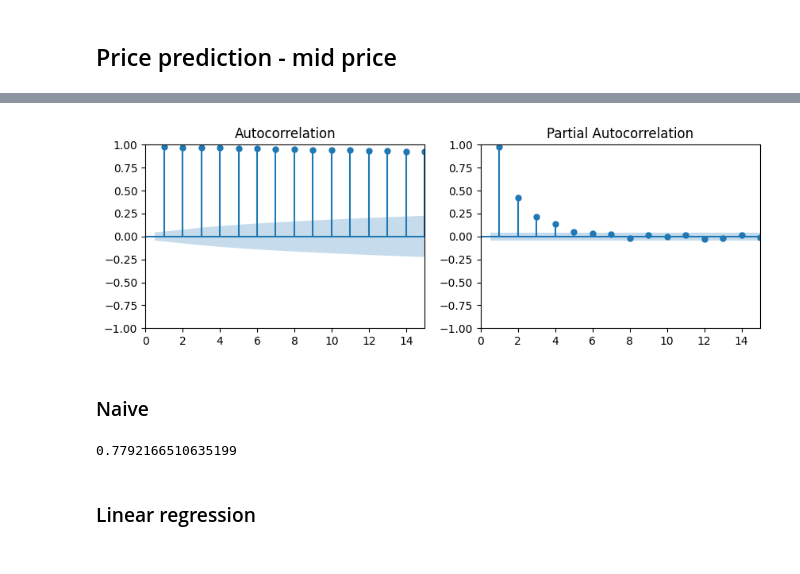
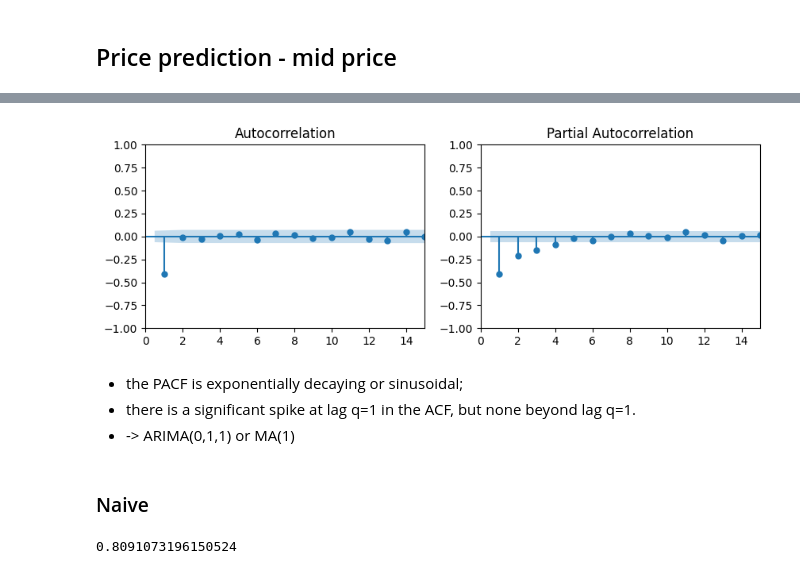
Before and after one commit to aemilani/imc-prosperity-3, a Jupyter notebook: notebooks/tutorial_round.ipynb, the cells around one changed output, grey strips where cells are left out. Saved outputs shown, nothing was run; the diff lists cells and outputs as text; code cells hidden in the pictures.

```diff
--- a/notebooks/tutorial_round.ipynb
+++ b/notebooks/tutorial_round.ipynb
@@ -7,5 +15,5 @@ from statsmodels.graphics.tsaplots import plot_acf, plot_pacf
 # %%
-price = pd.read_csv('../data/round_0/prices_round_0_day_-2.csv', delimiter=';').drop(columns=['day', 'profit_and_loss'])
+price = pd.read_csv('../data/raw/round_0/prices_round_0_day_-2.csv', delimiter=';').drop(columns=['day', 'profit_and_loss'])
 price_resin = price[price['product'] == 'RAINFOREST_RESIN']
 price_kelp = price[price['product'] == 'KELP']
 # %%
@@ -72,3 +96,9 @@ trades_kelp.head()
 ## Price prediction - mid price
 # %%
 kelp_mid_prices = price_kelp['mid_price'].to_numpy()
+
+train = kelp_mid_prices[:1000]
+test = kelp_mid_prices[1000:]
+
+train_logr = np.log(train[1:] / train[:-1])
+test_logr = np.log(test[1:] / test[:-1])
@@ -75,21 +114,23 @@ kelp_mid_prices = price_kelp['mid_price'].to_numpy()
 # %%
 fig, ax = plt.subplots(1, 2, figsize=(10, 3))
-plot_acf(kelp_mid_prices, ax=ax[0], zero=False)
-plot_pacf(kelp_mid_prices, ax=ax[1], zero=False)
+plot_acf(train_logr, ax=ax[0], zero=False)
+plot_pacf(train_logr, ax=ax[1], zero=False)
 ax[0].set_xlim([0, 15])
 ax[1].set_xlim([0, 15])
 plt.show()
 # %% [output]
-[figure, old version]
+[figure, new version]
+# %% [markdown]
+- the PACF is exponentially decaying or sinusoidal;
+- there is a significant spike at lag q=1 in the ACF, but none beyond lag q=1.
+- -> ARIMA(0,1,1) or MA(1)
 # %% [markdown]
 ### Naive
 # %%
-y = kelp_mid_prices[1:]
-y_pred = kelp_mid_prices[:-1]
+y = test[1:]
+y_pred = test[:-1]
 err = y - y_pred
 rmse = np.mean(err ** 2) ** 0.5
 print(rmse)
 # %% [output]
-0.7792166510635199
+0.8091073196150524
-# %% [markdown]
-### Linear regression
```
Also changed, not shown: parts of 31 cells of this notebook, 7 other files.
